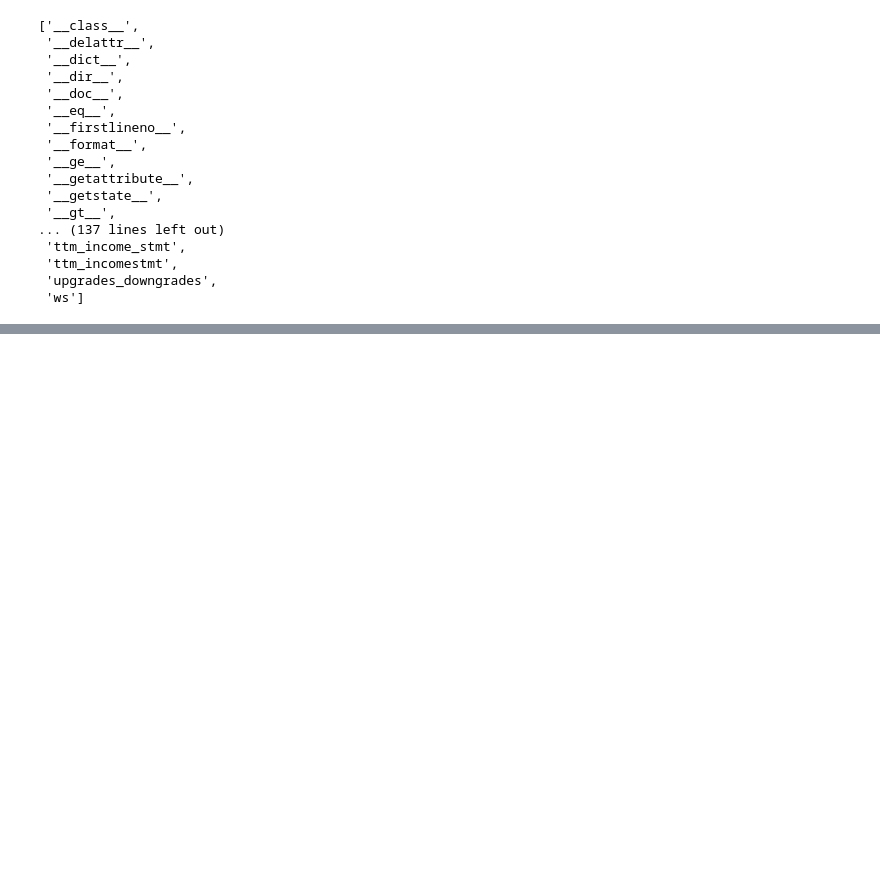
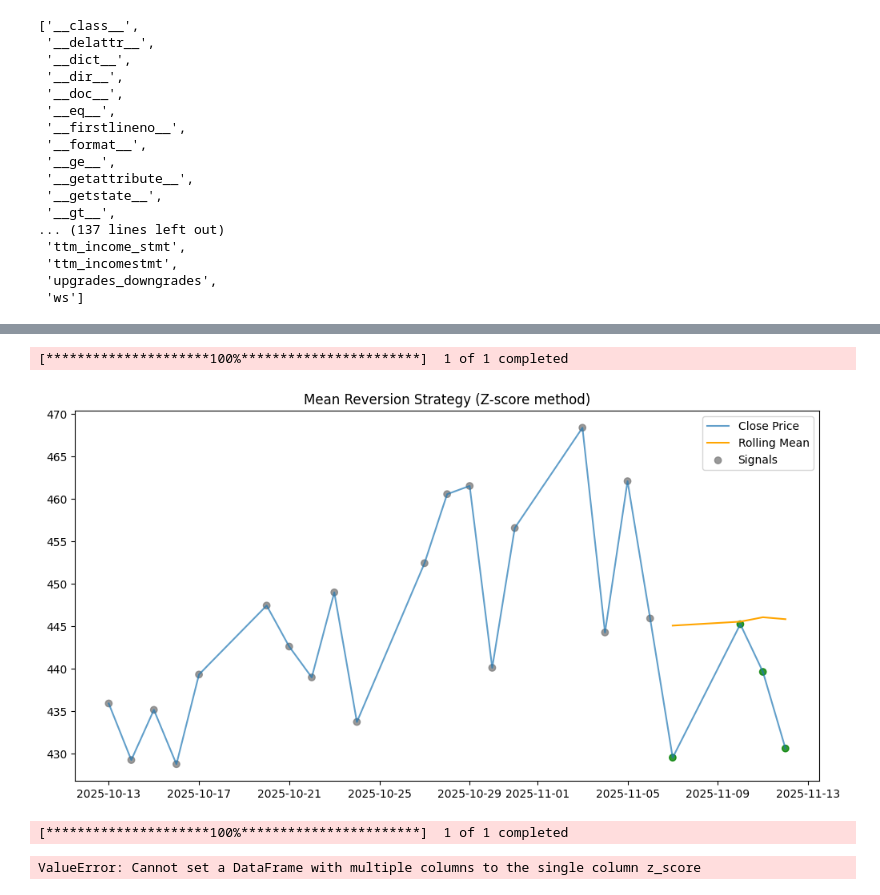
Before and after one commit to rawbil/market_analysis, a Jupyter notebook: yf_1/r1.ipynb, the cells around one changed output, grey strips where cells are left out. Saved outputs shown, nothing was run; the diff lists cells and outputs as text; code cells hidden in the pictures; blank space fills up the shorter version.

Commit message:
feat: Calculate mean reversion of TSLA stocks for a given 20 windows using Zscore strategy

```diff
--- a/yf_1/r1.ipynb
+++ b/yf_1/r1.ipynb
@@ -23,0 +114,63 @@ data
+# %%
+# yf.download('MSFT', period="1mo")
+data = yf.download('TSLA', start="2025-10-13", end="2025-11-13")
+
+# Use rolling window to calculate market results
+window = 20 # look-back days
+# mean_reversion = (current_price - mean ) / std_deviation
+data["mean"] = data['Close']['TSLA'].rolling(window).mean()
+data["std"] = data['Close']['TSLA'].rolling(window).std()
+
+data["zscore"] = (data['Close']['TSLA'] - data['mean']) / data["std"]
+
+# If zscore is above 2, the price has deviated too far +vely away from the mean, revert by selling(possibility of bearish)
+# If zscore is below 2, the price has deviated too far below the mean, revert by buying(possibility of bullish )
+
+#~ Define signal
+data["signal"] = 0
+data.loc[data["zscore"] > 2, 'signal'] = -1
+data.loc[data["zscore"] < 2, 'signal'] = 1
+
+# Plot the data
+plt.figure(figsize=(12,6))
+plt.plot(data['Close']['TSLA'], label='Close Price', alpha=0.7)
+plt.plot(data['mean'], label='Rolling Mean', color='orange')
+plt.scatter(data.index, data['Close']['TSLA'], c=data['signal'].map({1: 'green', -1: 'red', 0: 'gray'}), label='Signals', alpha=0.8)
+plt.legend()
+plt.title("Mean Reversion Strategy (Z-score method)")
+plt.show()
+# %% [output]
+[*********************100%***********************]  1 of 1 completed
+[figure, added]
+# %%
+import pandas as pd
+import yfinance as yf
+import matplotlib.pyplot as plt
+
+# Download stock data (e.g., Apple for 1 year)
+data = yf.download("AAPL", start="2024-01-01", end="2025-01-01")
+
+# Compute moving average and standard deviation
+window = 20  # look-back period
+data['mean'] = data['Close'].rolling(window).mean()
+data['std'] = data['Close'].rolling(window).std()
+
+# Compute z-score
+data['z_score'] = (data['Close'] - data['mean']) / data['std']
+
+# Define trading signals
+data['signal'] = 0
+data.loc[data['z_score'] > 2, 'signal'] = -1   # Sell
+data.loc[data['z_score'] < -2, 'signal'] = 1   # Buy
+
+# Plot
+plt.figure(figsize=(12,6))
+plt.plot(data['Close'], label='Close Price', alpha=0.7)
+plt.plot(data['mean'], label='Rolling Mean', color='orange')
+plt.scatter(data.index, data['Close'], c=data['signal'].map({1: 'green', -1: 'red', 0: 'gray'}), label='Signals', alpha=0.8)
+plt.legend()
+plt.title("Mean Reversion Strategy (Z-score method)")
+plt.show()
+# %% [output]
+[*********************100%***********************]  1 of 1 completed
+ValueError: Cannot set a DataFrame with multiple columns to the single column z_score
```
Also changed, not shown: parts of 8 cells of this notebook, 2 other files.
